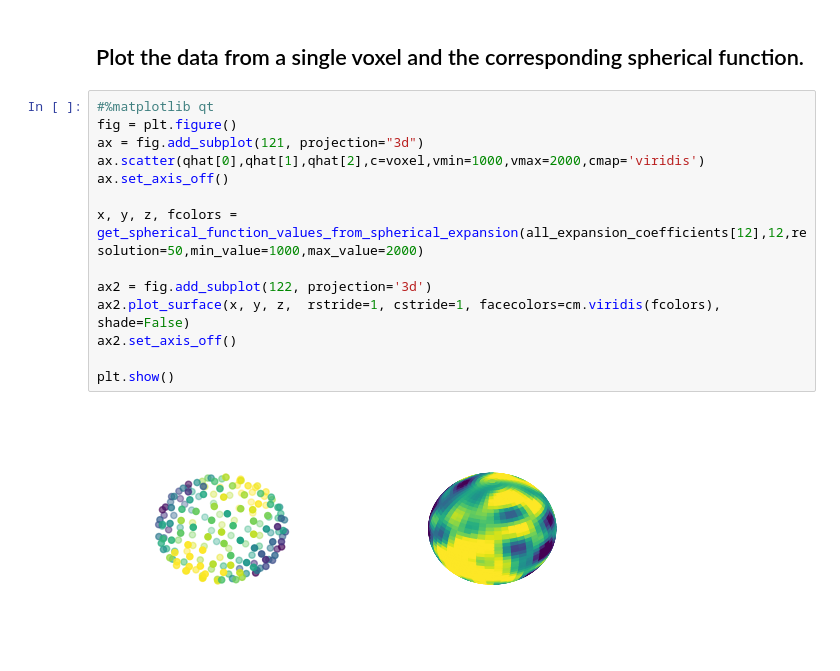
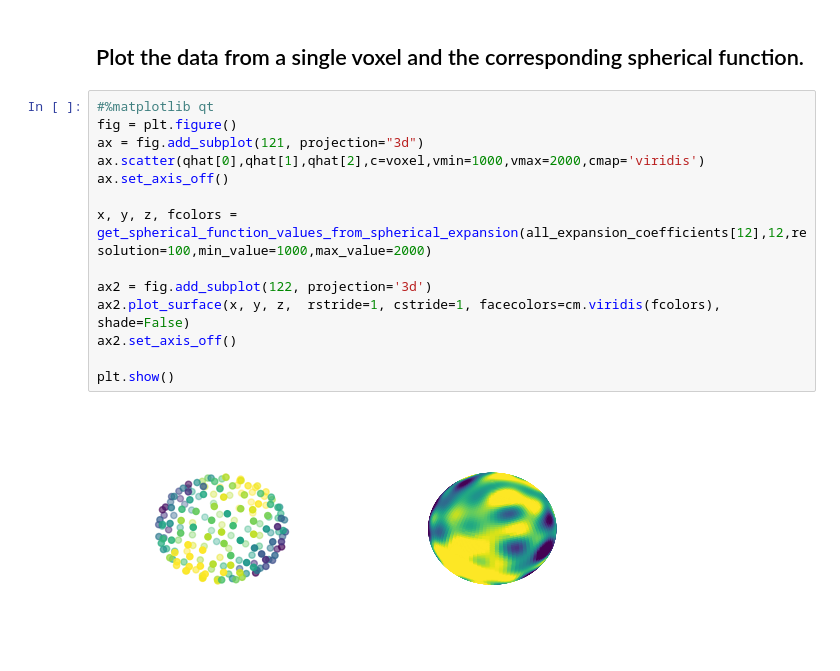
Before and after one commit to AlesRessler/AlesMScProject, a Jupyter notebook: 06 Spherical harmonics visualisation.ipynb, the cells around one changed output. Cells and saved outputs as stored; diff of their text form.

```diff
--- a/06 Spherical harmonics visualisation.ipynb
+++ b/06 Spherical harmonics visualisation.ipynb
@@ -127,16 +127,16 @@ plt.show()
 # %%
 #%matplotlib qt
 fig = plt.figure()
 ax = fig.add_subplot(121, projection="3d")
 ax.scatter(qhat[0],qhat[1],qhat[2],c=voxel,vmin=1000,vmax=2000,cmap='viridis')
 ax.set_axis_off()
 
-x, y, z, fcolors = get_spherical_function_values_from_spherical_expansion(all_expansion_coefficients[12],12,resolution=50,min_value=1000,max_value=2000)
+x, y, z, fcolors = get_spherical_function_values_from_spherical_expansion(all_expansion_coefficients[12],12,resolution=100,min_value=1000,max_value=2000)
 
 ax2 = fig.add_subplot(122, projection='3d')
 ax2.plot_surface(x, y, z,  rstride=1, cstride=1, facecolors=cm.viridis(fcolors), shade=False)
 ax2.set_axis_off()
 
 plt.show()
 # %% [output]
-[figure, old version]
+[figure, new version]
```
Also changed, not shown: parts of 1 cell of this notebook.
